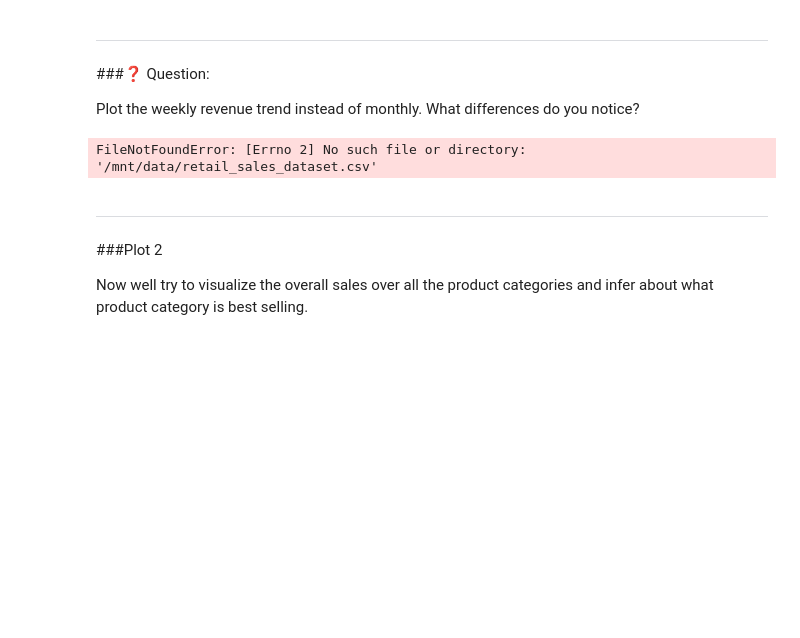
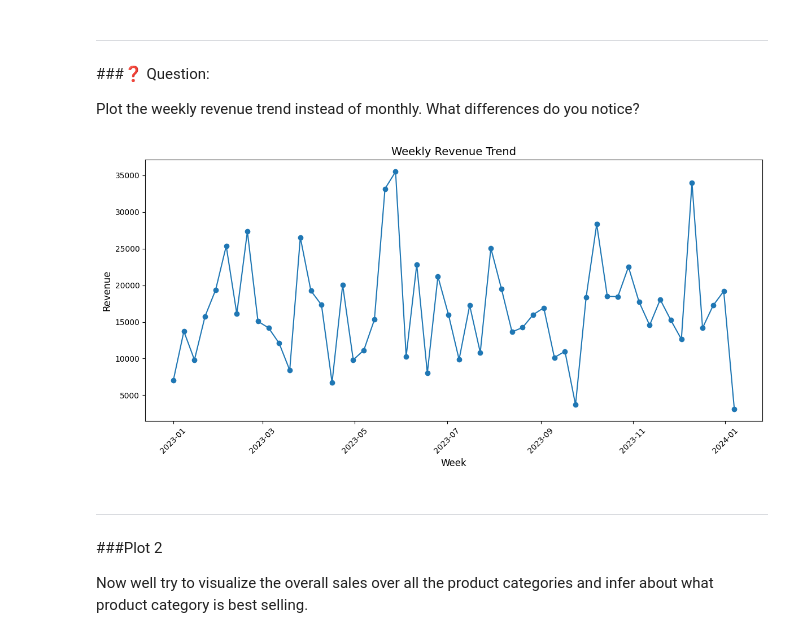
Before and after one commit to dasavik09/TIH-Internship-Section-1-, a Jupyter notebook: 08-Visualizing_Time_Series_Dataset_Retail_Sales_Data.ipynb, the cells around one changed output. Saved outputs shown, nothing was run; the diff lists cells and outputs as text; code cells hidden in the pictures; blank space fills up the shorter version.

```diff
--- a/08-Visualizing_Time_Series_Dataset_Retail_Sales_Data.ipynb
+++ b/08-Visualizing_Time_Series_Dataset_Retail_Sales_Data.ipynb
@@ -145,29 +160,19 @@ Q. What are your key takeaways?
 
 Plot the weekly revenue trend instead of monthly. What differences do you notice?
 # %%
-import pandas as pd
-import matplotlib.pyplot as plt
+# ---- Weekly Revenue Chart (Optional) ----
+weekly_revenue = df_sales.groupby(pd.Grouper(key='Date', freq='W'))['Total Amount'].sum().reset_index()
 
-# Load dataset
-df = pd.read_csv("/mnt/data/retail_sales_dataset.csv")
-
-# Ensure date column is in datetime format
-df['date'] = pd.to_datetime(df['date'])
-
-# Group by week instead of month
-weekly_revenue = df.groupby(pd.Grouper(key='date', freq='W'))['revenue'].sum().reset_index()
-
-# Plot weekly revenue trend
 plt.figure(figsize=(12,6))
-plt.plot(weekly_revenue['date'], weekly_revenue['revenue'], marker='o', linestyle='-')
-plt.title("Weekly Revenue Trend")
-plt.xlabel("Week")
-plt.ylabel("Revenue")
+plt.plot(weekly_revenue['Date'], weekly_revenue['Total Amount'], marker='o', linestyle='-')
+plt.title("Weekly Revenue Trend", fontsize=14)
+plt.xlabel("Week", fontsize=12)
+plt.ylabel("Revenue", fontsize=12)
 plt.xticks(rotation=45)
 plt.tight_layout()
 plt.show()
 # %% [output]
-FileNotFoundError: [Errno 2] No such file or directory: '/mnt/data/retail_sales_dataset.csv'
+[figure, added]
 # %% [markdown]
 
 
```
Also changed, not shown: parts of 7 cells of this notebook, 1 other file.
